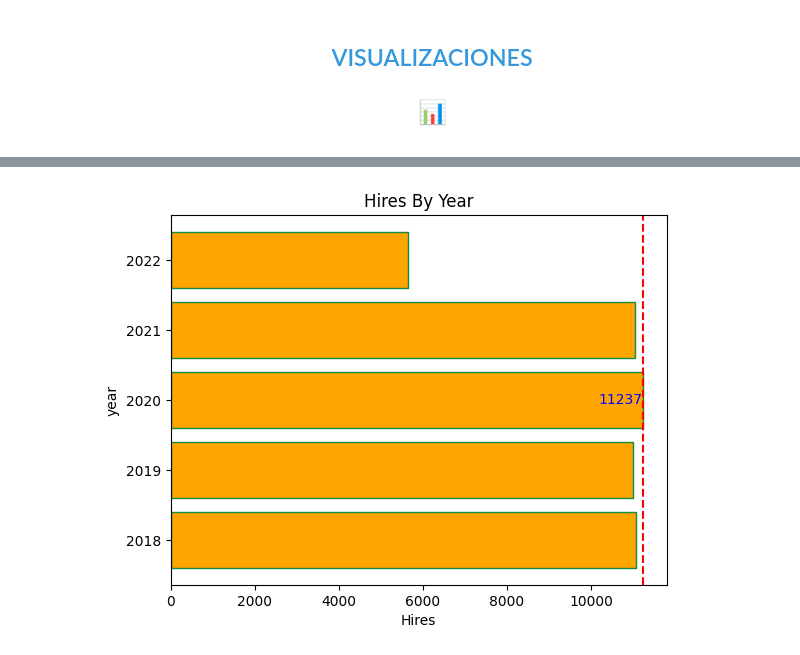
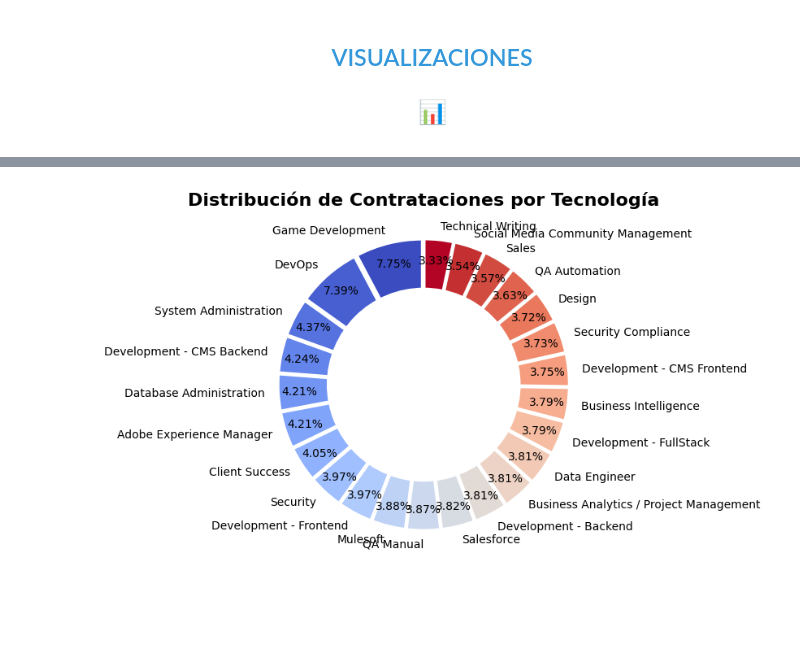
Before and after one commit to MafeTello/ETL_workshop1, a Jupyter notebook: notebook/EDA.ipynb, the cells around one changed output, grey strips where cells are left out. Saved outputs shown, nothing was run; the diff lists cells and outputs as text; code cells hidden in the pictures; blank space fills up the shorter version.

```diff
--- a/notebook/EDA.ipynb
+++ b/notebook/EDA.ipynb
@@ -155,22 +161,0 @@ plt.show()
-# %%
-#Hires by year (horizontal bar chart)
-hby = pd.to_datetime(candidates_hired["Application Date"],format="%Y-%m-%d")#change the format for extract the year in each register
-candidates_hired["Year"] = hby.dt.year #create the column year and set just the year from the column Application Date
-hires_by_year = candidates_hired.groupby("Year").size() #group by year and get the unique values from this column
-is_hire = candidates_hired[candidates_hired["hired"]==1] #create the dataset when just have the registers where they are hired
-hires_by_year_hired = is_hire.groupby("Year").size()
-
-
-fig, ax = plt.subplots()
-max_year = hires_by_year.idxmax()
-max_hires = hires_by_year.max()
-ax.barh(hires_by_year.index, hires_by_year.values, color="orange", edgecolor="#148B41")
-ax.set_ylabel("year")
-ax.set_xlabel("Hires")
-ax.set_title("Hires By Year")
-ax.autoscale()
-ax.axvline(max_hires, color='red', linestyle='--')
-ax.text(max_hires, max_year, f'{max_hires}', va='center', ha='right', color='blue')
-plt.show()
-# %% [output]
-[figure, removed]
@@ -269,0 +162,33 @@ candidates_hired['Year'].value_counts()['Year'].value_counts()
+# %%
+# Filtrar solo los candidatos contratados (hired = 1)
+candidates_hired = dataframe_raw[dataframe_raw['hired'] == 1]
+
+# Contar las contrataciones por tecnología
+tech_counts = candidates_hired['Technology'].value_counts()
+
+# Crear el gráfico circular
+plt.figure(figsize=(8, 8))
+
+# Cambiar el colormap a "coolwarm" para mantener la armonía en los colores
+colors = plt.cm.coolwarm(np.linspace(0, 1, len(tech_counts)))
+
+# Explode para separar un poco las secciones (esto mejora la legibilidad)
+explode = [0.05] * len(tech_counts)  # Separar todas las secciones ligeramente
+
+# Crear el gráfico circular con etiquetas desplazadas hacia afuera
+plt.pie(tech_counts, labels=tech_counts.index, autopct='%1.2f%%', startangle=90,
+        colors=colors, wedgeprops={'edgecolor': 'white', 'linewidth': 2},
+        explode=explode, pctdistance=0.85, labeldistance=1.1)
+
+# Añadir un círculo para crear el efecto de un gráfico tipo "donut"
+centre_circle = plt.Circle((0, 0), 0.70, fc='white')
+plt.gca().add_artist(centre_circle)
+
+# Personalizar el título
+plt.title("Distribución de Contrataciones por Tecnología", fontsize=16, fontweight='bold')
+
+# Ajustar la presentación del gráfico
+plt.tight_layout()
+plt.show()
+# %% [output]
+[figure, added]
```
Also changed, not shown: parts of 22 cells of this notebook.
